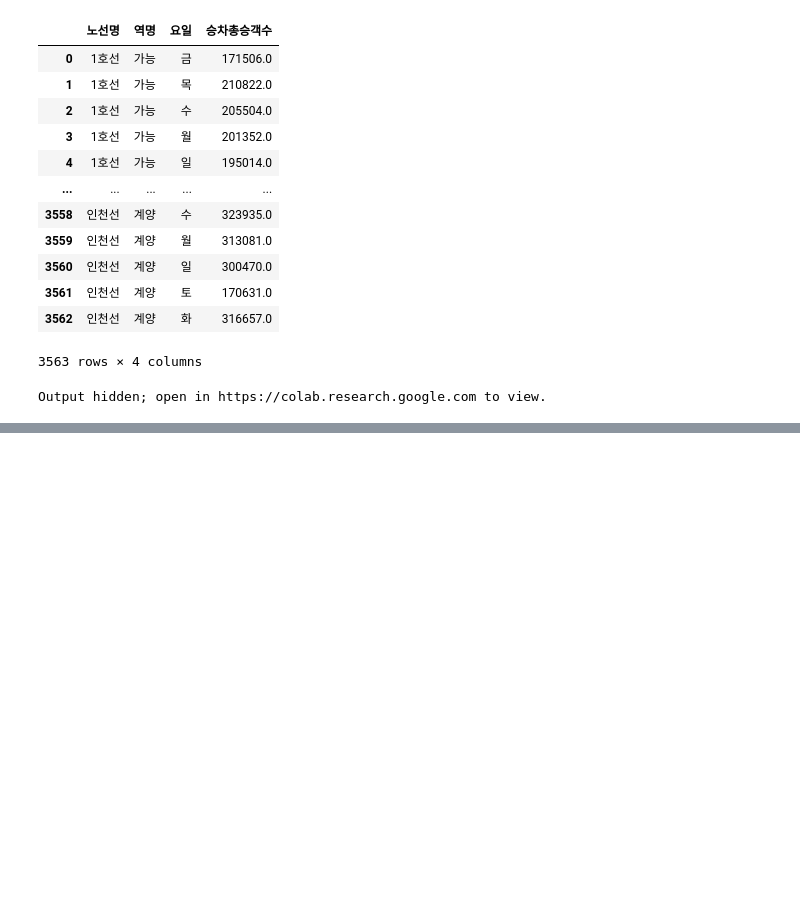
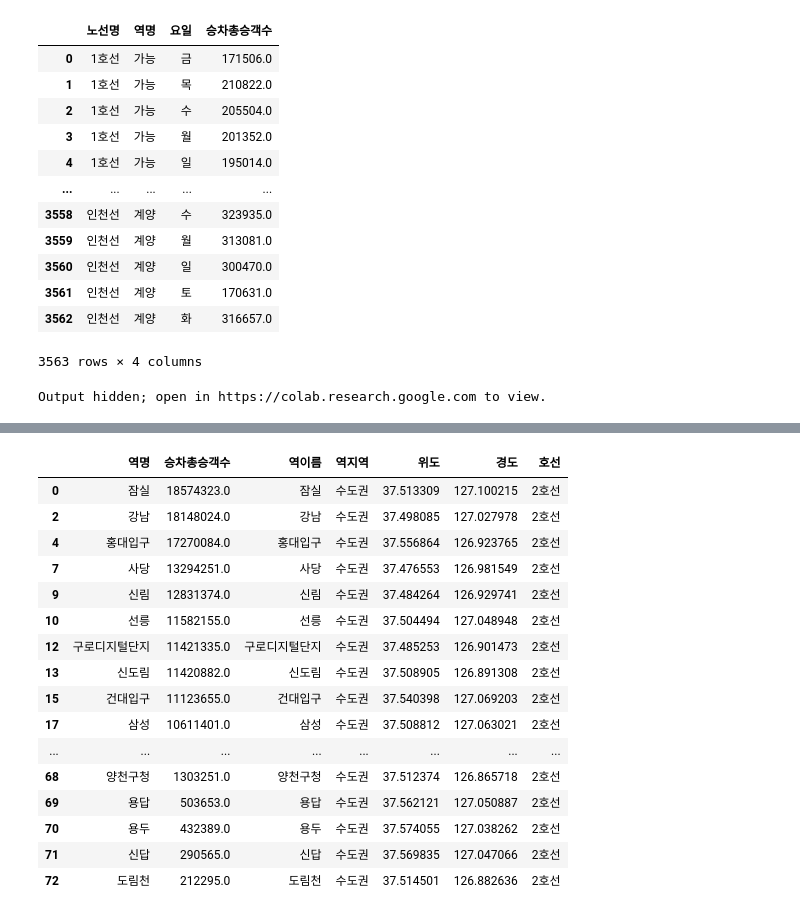
Before and after one commit to chw1230/AI_X-BASIC, a Jupyter notebook: subway(2019-01~2019-06)_EDA.ipynb, the cells around one changed output, grey strips where cells are left out. Cells and saved outputs as stored; diff of their text form; code cells hidden in the pictures; blank space fills up the shorter version.

```diff
--- a/subway(2019-01~2019-06)_EDA.ipynb
+++ b/subway(2019-01~2019-06)_EDA.ipynb
@@ -332,0 +384,41 @@ Output hidden; open in https://colab.research.google.com to view.
+# %%
+# 12호선 데이터만 필터랑하기
+line2 = raw[raw['노선명'] == '2호선']
+
+# 역명으로 묶고 승차총승객수 합을 구해서 내림차순 정렬하기
+line2_riding_usage = (
+    line2.groupby('역명', as_index=False)['승차총승객수'].sum()
+       .sort_values('승차총승객수', ascending=False)
+)
+# display(line2_riding_usage)
+
+# 지하철노선위경도정보 가져오기
+geo_file = os.path.join(drive_dir_path, '지하철노선위경도정보2.csv')
+subway_geo = pd.read_csv(geo_file)
+# display(subway_geo)
+
+# 2호선 승차정보의 '역명'과 지하철노선위경도정보의 '역이름' 합치기
+merged_line2_geo = pd.merge(line2_riding_usage, subway_geo, left_on='역명', right_on='역이름', how='inner')
+
+# '역이름' 합치는 경우 -> 다른 호선이 지나가는 환승 역의 경우에 다른 호선 정보에 2호선 승차정보가 입력됨!
+# '호선' 컬럼을 기준으로 2호선만 필터링
+merged_line2_geo = merged_line2_geo[merged_line2_geo['호선'] == '2호선']
+display(merged_line2_geo)
+# %% [output]
+|  | 역명 | 승차총승객수 | 역이름 | 역지역 | 위도 | 경도 | 호선 |
+| 0 | 잠실 | 18574323.0 | 잠실 | 수도권 | 37.513309 | 127.100215 | 2호선 |
+| 2 | 강남 | 18148024.0 | 강남 | 수도권 | 37.498085 | 127.027978 | 2호선 |
+| 4 | 홍대입구 | 17270084.0 | 홍대입구 | 수도권 | 37.556864 | 126.923765 | 2호선 |
+| 7 | 사당 | 13294251.0 | 사당 | 수도권 | 37.476553 | 126.981549 | 2호선 |
+| 9 | 신림 | 12831374.0 | 신림 | 수도권 | 37.484264 | 126.929741 | 2호선 |
+| 10 | 선릉 | 11582155.0 | 선릉 | 수도권 | 37.504494 | 127.048948 | 2호선 |
+| 12 | 구로디지털단지 | 11421335.0 | 구로디지털단지 | 수도권 | 37.485253 | 126.901473 | 2호선 |
+| 13 | 신도림 | 11420882.0 | 신도림 | 수도권 | 37.508905 | 126.891308 | 2호선 |
+| 15 | 건대입구 | 11123655.0 | 건대입구 | 수도권 | 37.540398 | 127.069203 | 2호선 |
+| 17 | 삼성 | 10611401.0 | 삼성 | 수도권 | 37.508812 | 127.063021 | 2호선 |
+| ... | ... | ... | ... | ... | ... | ... | ... |
+| 68 | 양천구청 | 1303251.0 | 양천구청 | 수도권 | 37.512374 | 126.865718 | 2호선 |
+| 69 | 용답 | 503653.0 | 용답 | 수도권 | 37.562121 | 127.050887 | 2호선 |
+| 70 | 용두 | 432389.0 | 용두 | 수도권 | 37.574055 | 127.038262 | 2호선 |
+| 71 | 신답 | 290565.0 | 신답 | 수도권 | 37.569835 | 127.047066 | 2호선 |
+| 72 | 도림천 | 212295.0 | 도림천 | 수도권 | 37.514501 | 126.882636 | 2호선 |
```
Also changed, not shown: parts of 8 cells of this notebook, 1 other file.
